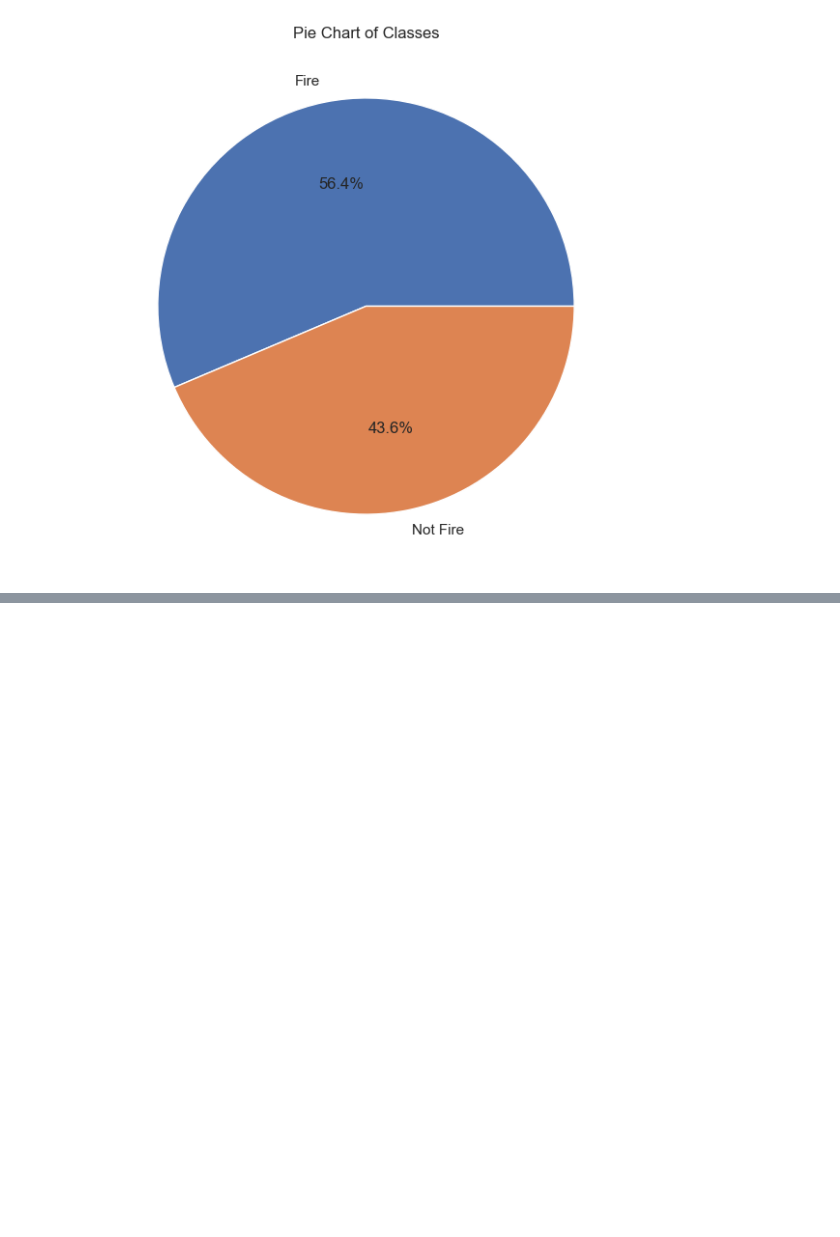
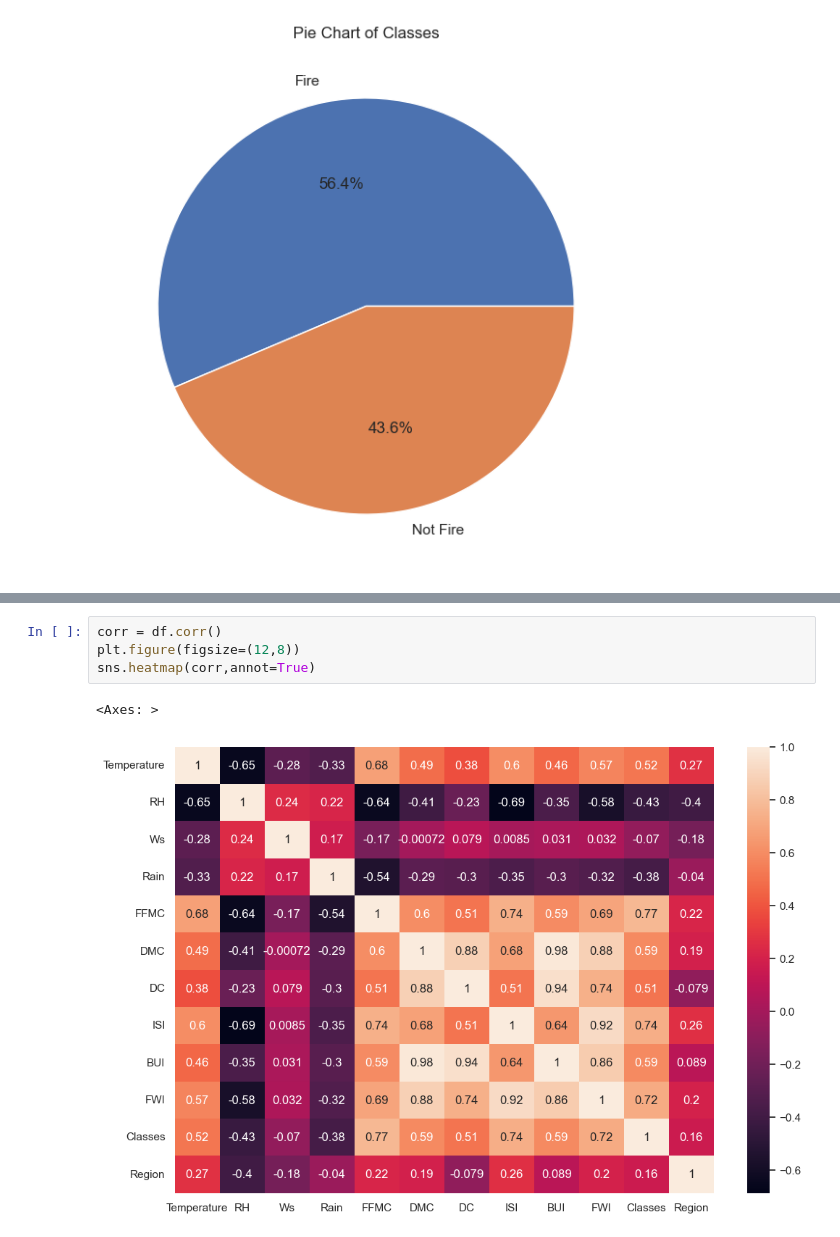
Before and after one commit to hackathon740/Machine_Learning, a Jupyter notebook: Practice for Lr 06/data.ipynb, the cells around one changed output, grey strips where cells are left out. Saved outputs shown, nothing was run; the diff lists cells and outputs as text; blank space fills up the shorter version.

```diff
--- a/Practice for Lr 06/data.ipynb
+++ b/Practice for Lr 06/data.ipynb
@@ -347,3 +347,10 @@ df.corr()
 | FWI | 0.566670 | -0.580957 | 0.032368 | -0.324422 | 0.691132 | 0.875864 | 0.739521 | 0.922895 | 0.857973 | 1.000000 | 0.719216 | ... |
 | Classes | 0.516015 | -0.432161 | -0.069964 | -0.379097 | 0.769492 | 0.585658 | 0.511123 | 0.735197 | 0.586639 | 0.719216 | 1.000000 | ... |
 | Region | 0.269555 | -0.402682 | -0.181160 | -0.040013 | 0.222241 | 0.192089 | -0.078734 | 0.263197 | 0.089408 | 0.197102 | 0.162347 | ... |
+# %%
+corr = df.corr()
+plt.figure(figsize=(12,8))
+sns.heatmap(corr,annot=True)
+# %% [output]
+<Axes: >
+[figure, added]
```
Also changed, not shown: parts of 2 cells of this notebook, 1 other file.
